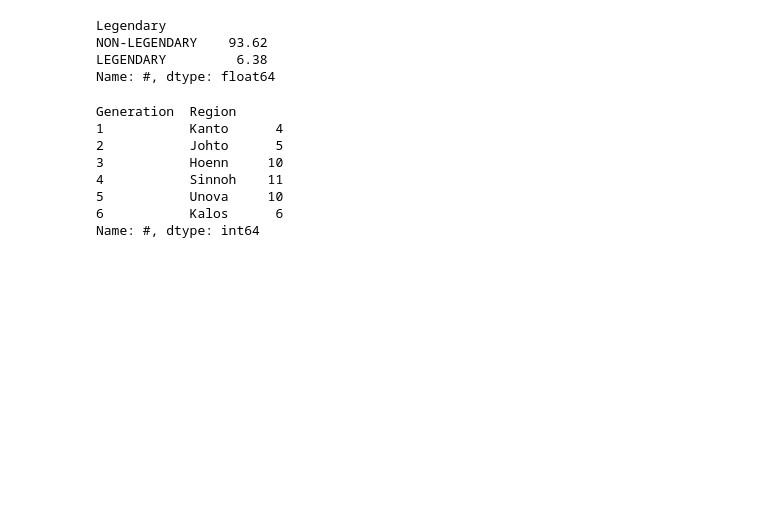
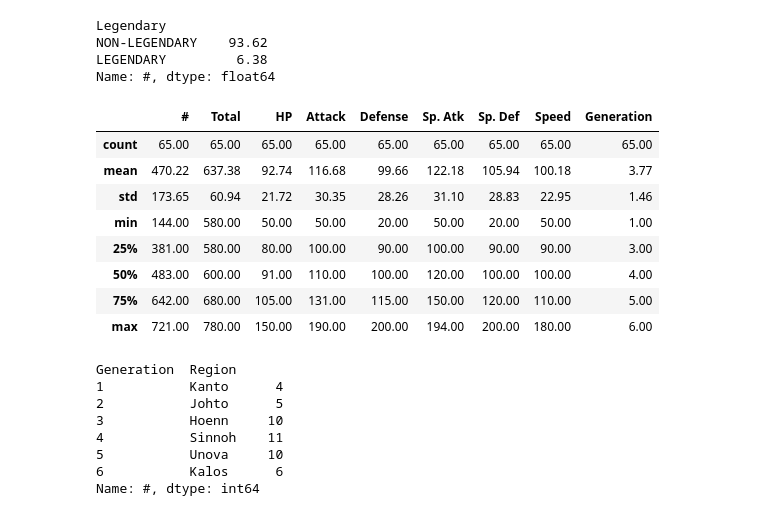
Before and after one commit to mrnguyener21/pokemon_pandas_analysis, a Jupyter notebook: analysis.ipynb, the cells around one changed output. Cells and saved outputs as stored; diff of their text form; code cells hidden in the pictures; blank space fills up the shorter version.

Commit message:
added statistical data legendary vs non legendary section

```diff
--- a/analysis.ipynb
+++ b/analysis.ipynb
@@ -132,6 +132,19 @@ Legendary
 NON-LEGENDARY    93.62
 LEGENDARY         6.38
 Name: #, dtype: float64
+# %%
+#Quick descriptive satistical data for Legendary Pokmemons
+pokedex[pokedex['Legendary'] == 'LEGENDARY'].describe().round(2)
+# %% [output]
+|  | # | Total | HP | Attack | Defense | Sp. Atk | Sp. Def | Speed | Generation |
+| count | 65.00 | 65.00 | 65.00 | 65.00 | 65.00 | 65.00 | 65.00 | 65.00 | 65.00 |
+| mean | 470.22 | 637.38 | 92.74 | 116.68 | 99.66 | 122.18 | 105.94 | 100.18 | 3.77 |
+| std | 173.65 | 60.94 | 21.72 | 30.35 | 28.26 | 31.10 | 28.83 | 22.95 | 1.46 |
+| min | 144.00 | 580.00 | 50.00 | 50.00 | 20.00 | 50.00 | 20.00 | 50.00 | 1.00 |
+| 25% | 381.00 | 580.00 | 80.00 | 100.00 | 90.00 | 100.00 | 90.00 | 90.00 | 3.00 |
+| 50% | 483.00 | 600.00 | 91.00 | 110.00 | 100.00 | 120.00 | 100.00 | 100.00 | 4.00 |
+| 75% | 642.00 | 680.00 | 105.00 | 131.00 | 115.00 | 150.00 | 120.00 | 110.00 | 5.00 |
+| max | 721.00 | 780.00 | 150.00 | 190.00 | 200.00 | 194.00 | 200.00 | 180.00 | 6.00 |
 # %%
 #How many legendary pokemons are in each region
 pokedex[pokedex['Legendary'] == 'LEGENDARY'].groupby(['Generation','Region'])['#'].nunique()
```
Also changed, not shown: parts of 2 cells of this notebook.
